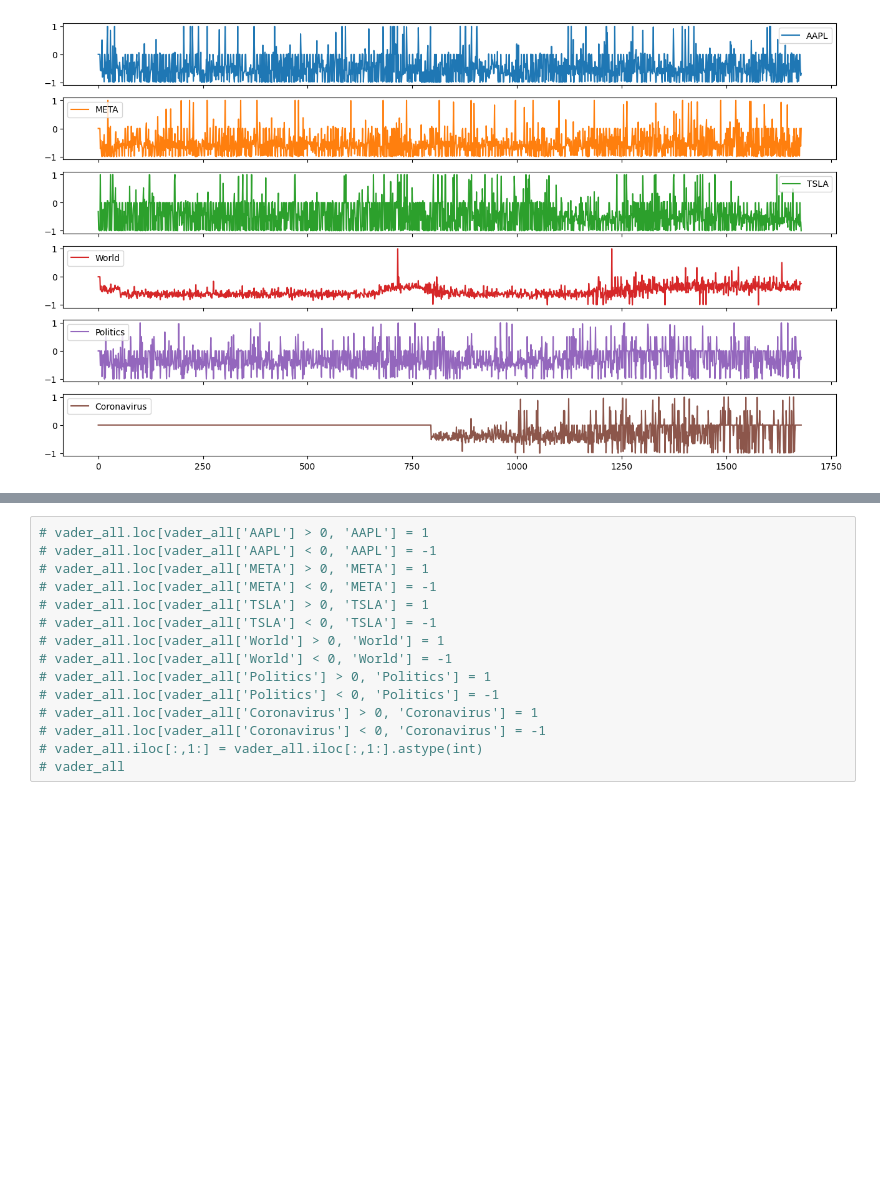
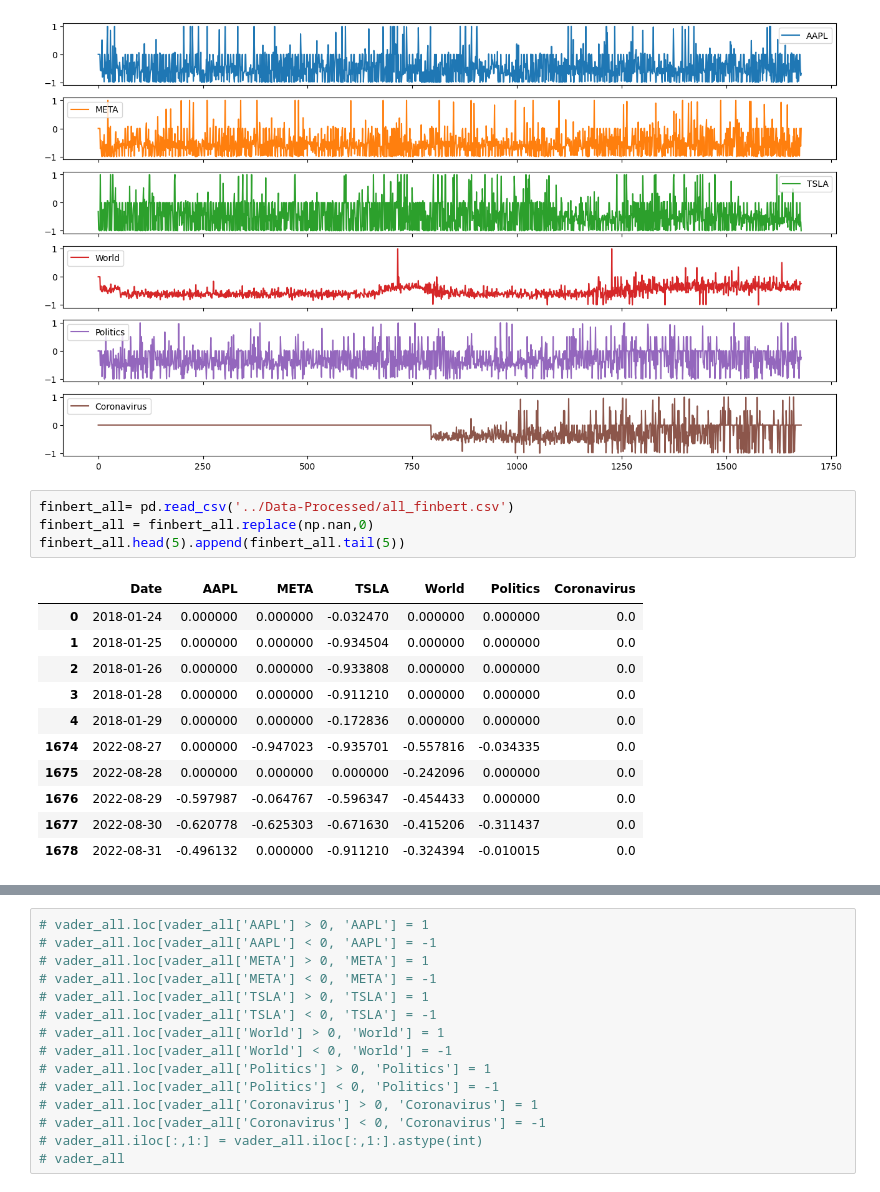
Before and after one commit to eltontay/Stock-Returns-Prediction-ML-Textual-Analysis, a Jupyter notebook: Data-Analysis/Text-Analysis.ipynb, the cells around one changed output, grey strips where cells are left out. Saved outputs shown, nothing was run; the diff lists cells and outputs as text; blank space fills up the shorter version.

```diff
--- a/Data-Analysis/Text-Analysis.ipynb
+++ b/Data-Analysis/Text-Analysis.ipynb
@@ -46,3 +46,19 @@ flair_all.plot(figsize=(16,9),subplots=True)
 array([<AxesSubplot: >, <AxesSubplot: >, <AxesSubplot: >, <AxesSubplot: >,
        <AxesSubplot: >, <AxesSubplot: >], dtype=object)
 [figure]
+# %%
+finbert_all= pd.read_csv('../Data-Processed/all_finbert.csv')
+finbert_all = finbert_all.replace(np.nan,0)
+finbert_all.head(5).append(finbert_all.tail(5))
+# %% [output]
+|  | Date | AAPL | META | TSLA | World | Politics | Coronavirus |
+| 0 | 2018-01-24 | 0.000000 | 0.000000 | -0.032470 | 0.000000 | 0.000000 | 0.0 |
+| 1 | 2018-01-25 | 0.000000 | 0.000000 | -0.934504 | 0.000000 | 0.000000 | 0.0 |
+| 2 | 2018-01-26 | 0.000000 | 0.000000 | -0.933808 | 0.000000 | 0.000000 | 0.0 |
+| 3 | 2018-01-28 | 0.000000 | 0.000000 | -0.911210 | 0.000000 | 0.000000 | 0.0 |
+| 4 | 2018-01-29 | 0.000000 | 0.000000 | -0.172836 | 0.000000 | 0.000000 | 0.0 |
+| 1674 | 2022-08-27 | 0.000000 | -0.947023 | -0.935701 | -0.557816 | -0.034335 | 0.0 |
+| 1675 | 2022-08-28 | 0.000000 | 0.000000 | 0.000000 | -0.242096 | 0.000000 | 0.0 |
+| 1676 | 2022-08-29 | -0.597987 | -0.064767 | -0.596347 | -0.454433 | 0.000000 | 0.0 |
+| 1677 | 2022-08-30 | -0.620778 | -0.625303 | -0.671630 | -0.415206 | -0.311437 | 0.0 |
+| 1678 | 2022-08-31 | -0.496132 | 0.000000 | -0.911210 | -0.324394 | -0.010015 | 0.0 |
```
Also changed, not shown: parts of 9 cells of this notebook, 6 other files.
